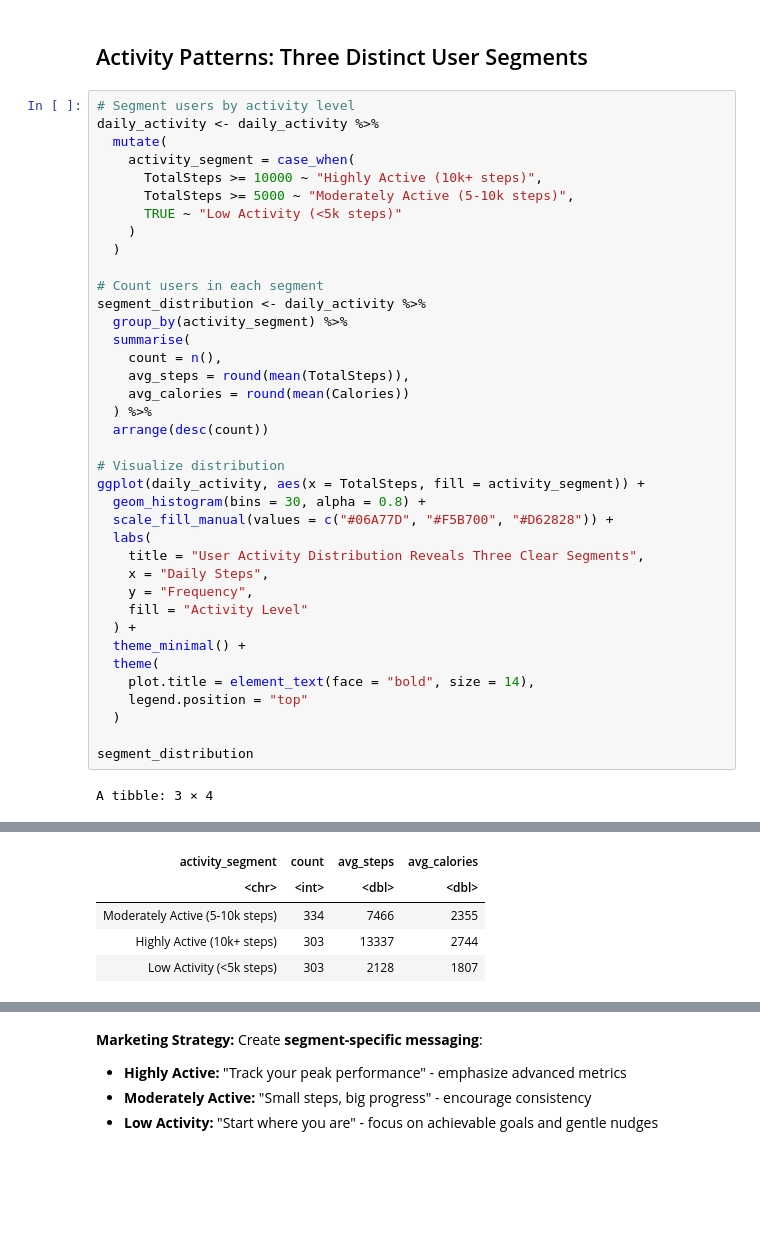
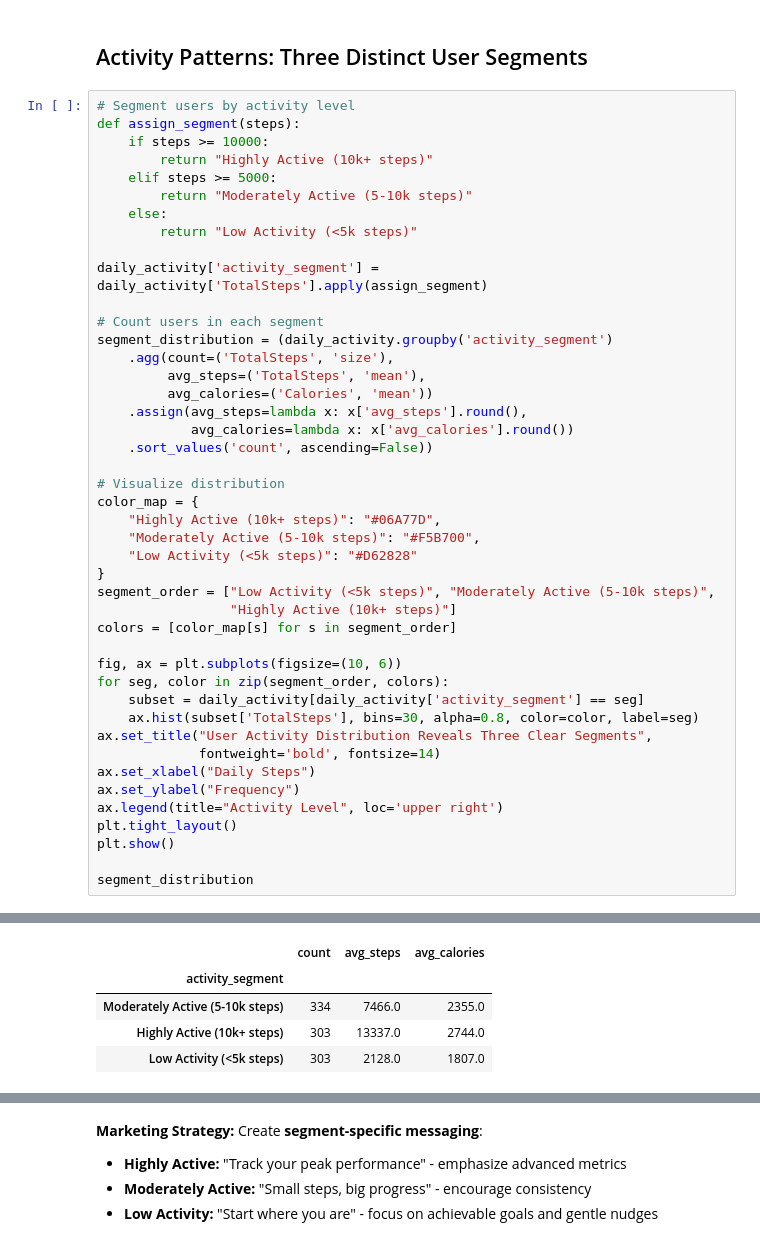
Before and after one commit to anudeepsuraneni/bellabeat, a Jupyter notebook: notebooks/bellabeat_wellness_analysis.ipynb, the cells around one changed output, grey strips where cells are left out. Cells and saved outputs as stored; diff of their text form; blank space fills up the shorter version.

```diff
--- a/notebooks/bellabeat_wellness_analysis.ipynb
+++ b/notebooks/bellabeat_wellness_analysis.ipynb
@@ -87,41 +78,46 @@ Average sedentary time: 16.5 hours per day
 ## Activity Patterns: Three Distinct User Segments
 # %%
 # Segment users by activity level
-daily_activity <- daily_activity %>%
-  mutate(
-    activity_segment = case_when(
-      TotalSteps >= 10000 ~ "Highly Active (10k+ steps)",
-      TotalSteps >= 5000 ~ "Moderately Active (5-10k steps)",
-      TRUE ~ "Low Activity (<5k steps)"
-    )
-  )
+def assign_segment(steps):
+    if steps >= 10000:
+        return "Highly Active (10k+ steps)"
+    elif steps >= 5000:
+        return "Moderately Active (5-10k steps)"
+    else:
+        return "Low Activity (<5k steps)"
+
+daily_activity['activity_segment'] = daily_activity['TotalSteps'].apply(assign_segment)
 
 # Count users in each segment
-segment_distribution <- daily_activity %>%
-  group_by(activity_segment) %>%
-  summarise(
-    count = n(),
-    avg_steps = round(mean(TotalSteps)),
-    avg_calories = round(mean(Calories))
-  ) %>%
-  arrange(desc(count))
+segment_distribution = (daily_activity.groupby('activity_segment')
+    .agg(count=('TotalSteps', 'size'),
+         avg_steps=('TotalSteps', 'mean'),
+         avg_calories=('Calories', 'mean'))
+    .assign(avg_steps=lambda x: x['avg_steps'].round(),
+            avg_calories=lambda x: x['avg_calories'].round())
+    .sort_values('count', ascending=False))
 
 # Visualize distribution
-ggplot(daily_activity, aes(x = TotalSteps, fill = activity_segment)) +
-  geom_histogram(bins = 30, alpha = 0.8) +
-  scale_fill_manual(values = c("#06A77D", "#F5B700", "#D62828")) +
-  labs(
-    title = "User Activity Distribution Reveals Three Clear Segments",
-    x = "Daily Steps",
-    y = "Frequency",
-    fill = "Activity Level"
-  ) +
-  theme_minimal() +
-  theme(
-    plot.title = element_text(face = "bold", size = 14),
-    legend.position = "top"
-  )
+color_map = {
+    "Highly Active (10k+ steps)": "#06A77D",
+    "Moderately Active (5-10k steps)": "#F5B700",
+    "Low Activity (<5k steps)": "#D62828"
+}
+segment_order = ["Low Activity (<5k steps)", "Moderately Active (5-10k steps)",
+                 "Highly Active (10k+ steps)"]
+colors = [color_map[s] for s in segment_order]
+
+fig, ax = plt.subplots(figsize=(10, 6))
+for seg, color in zip(segment_order, colors):
+    subset = daily_activity[daily_activity['activity_segment'] == seg]
+    ax.hist(subset['TotalSteps'], bins=30, alpha=0.8, color=color, label=seg)
+ax.set_title("User Activity Distribution Reveals Three Clear Segments",
+             fontweight='bold', fontsize=14)
+ax.set_xlabel("Daily Steps")
+ax.set_ylabel("Frequency")
+ax.legend(title="Activity Level", loc='upper right')
+plt.tight_layout()
+plt.show()
 
 segment_distribution
 # %% [output]
-A tibble: 3 × 4
@@ -128,5 +125,5 @@ A tibble: 3 × 4
-| activity_segment | count | avg_steps | avg_calories |
-| <chr> | <int> | <dbl> | <dbl> |
-| Moderately Active (5-10k steps) | 334 | 7466 | 2355 |
-| Highly Active (10k+ steps) | 303 | 13337 | 2744 |
-| Low Activity (<5k steps) | 303 | 2128 | 1807 |
+|  | count | avg_steps | avg_calories |
+| activity_segment |  |  |  |
+| Moderately Active (5-10k steps) | 334 | 7466.0 | 2355.0 |
+| Highly Active (10k+ steps) | 303 | 13337.0 | 2744.0 |
+| Low Activity (<5k steps) | 303 | 2128.0 | 1807.0 |
```
Also changed, not shown: parts of 6 cells of this notebook, 4 other files.
